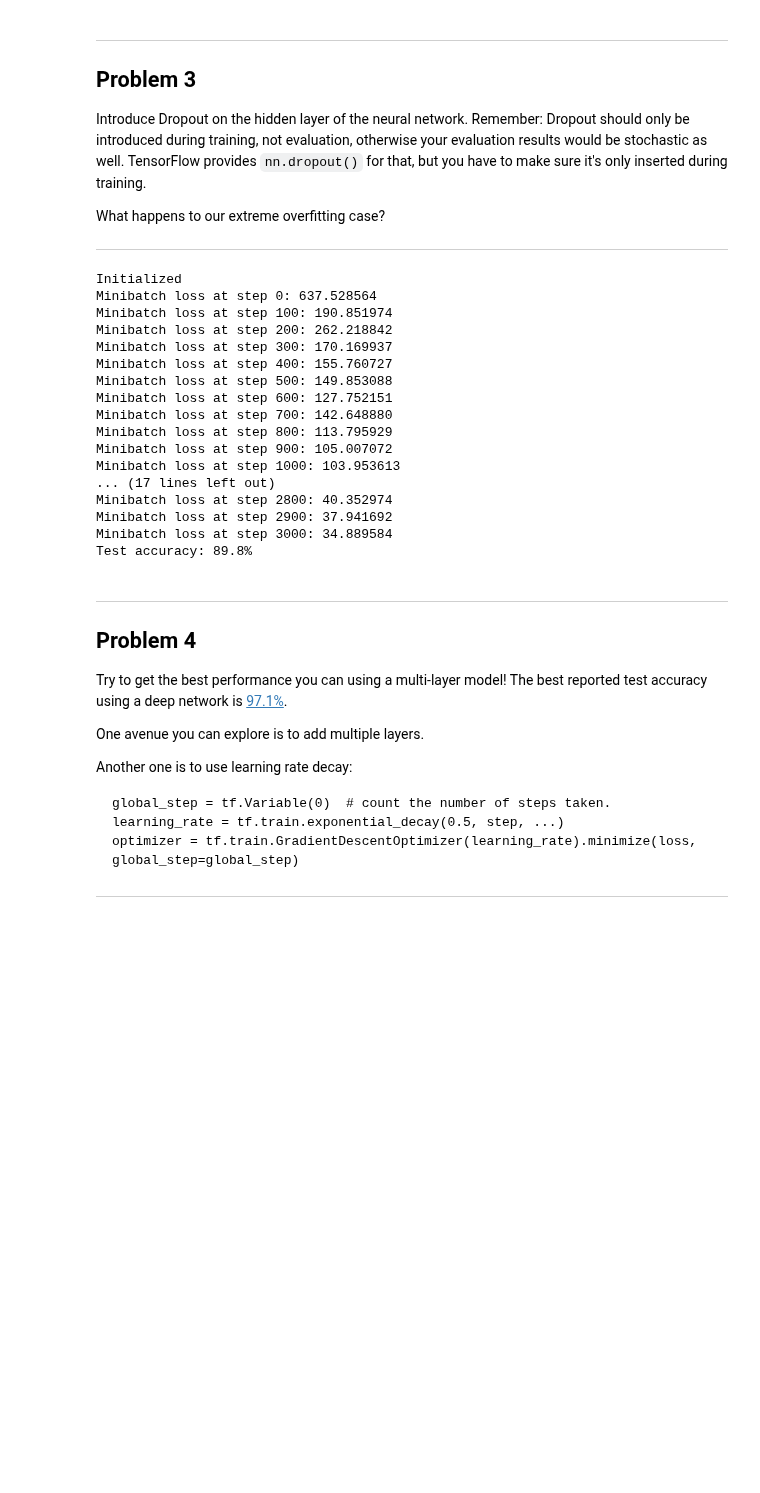
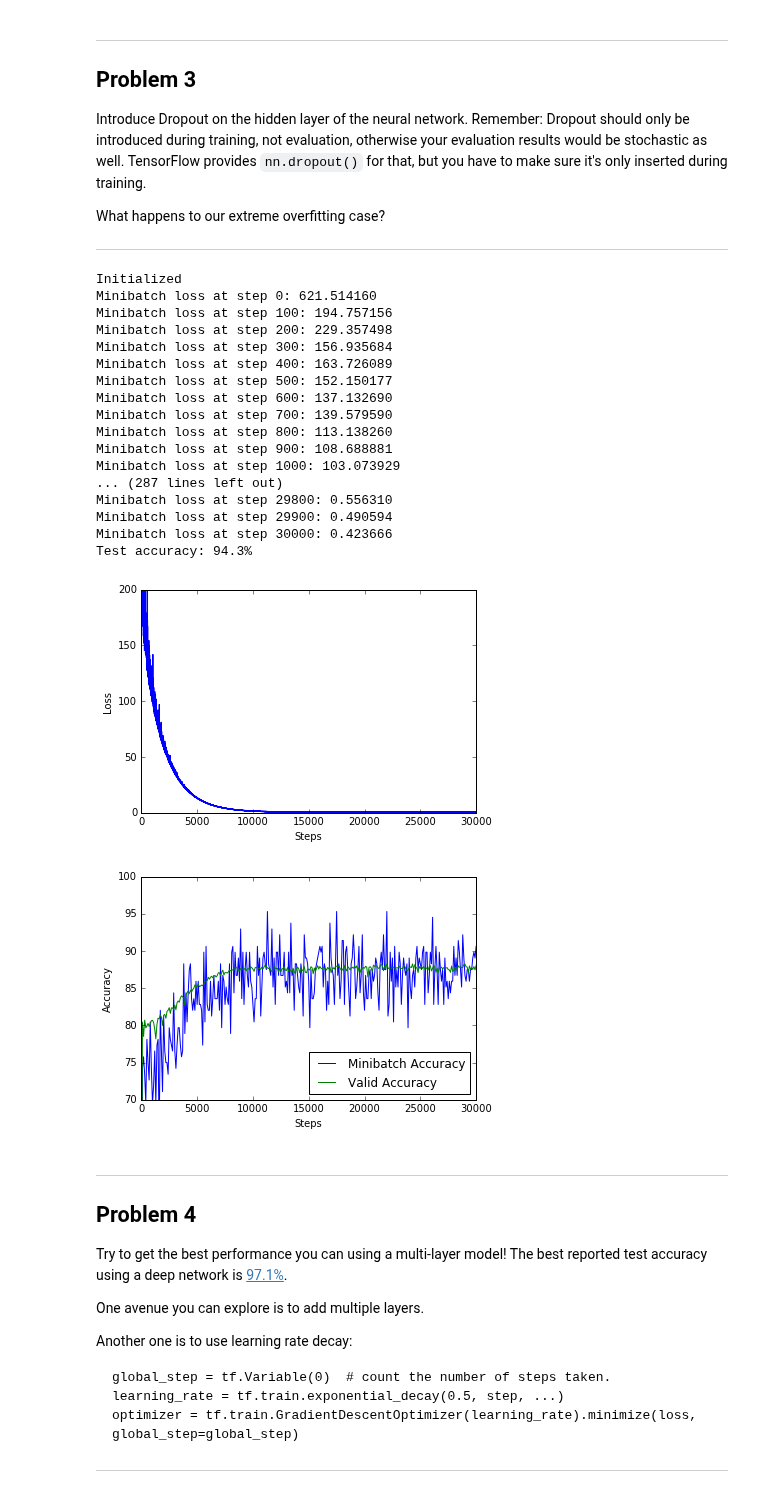
Before and after one commit to 01bui/Deep-Learning-Udacity, a Jupyter notebook: 3_regularization.ipynb, the cells around one changed output. Saved outputs shown, nothing was run; the diff lists cells and outputs as text; code cells hidden in the pictures; blank space fills up the shorter version.

```diff
--- a/3_regularization.ipynb
+++ b/3_regularization.ipynb
@@ -503,7 +539,7 @@ with graph.as_default():
   test_logits = tf.matmul(test_hidden, weights) + biases
   test_prediction = tf.nn.softmax(test_logits)
 # %%
-num_steps = 3001
+num_steps = 30001
 
 with tf.Session(graph=graph) as session:
   tf.initialize_all_variables().run()
@@ -534,37 +570,72 @@ with tf.Session(graph=graph) as session:
   print("Test accuracy: %.1f%%" % accuracy(test_prediction.eval(), test_labels))
 # %% [output]
 Initialized
-Minibatch loss at step 0: 637.528564
-Minibatch loss at step 100: 190.851974
-Minibatch loss at step 200: 262.218842
-Minibatch loss at step 300: 170.169937
-Minibatch loss at step 400: 155.760727
-Minibatch loss at step 500: 149.853088
-Minibatch loss at step 600: 127.752151
-Minibatch loss at step 700: 142.648880
-Minibatch loss at step 800: 113.795929
-Minibatch loss at step 900: 105.007072
-Minibatch loss at step 1000: 103.953613
-... (17 lines left out)
-Minibatch loss at step 2800: 40.352974
-Minibatch loss at step 2900: 37.941692
-Minibatch loss at step 3000: 34.889584
-Test accuracy: 89.8%
+Minibatch loss at step 0: 621.514160
+Minibatch loss at step 100: 194.757156
+Minibatch loss at step 200: 229.357498
+Minibatch loss at step 300: 156.935684
+Minibatch loss at step 400: 163.726089
+Minibatch loss at step 500: 152.150177
+Minibatch loss at step 600: 137.132690
+Minibatch loss at step 700: 139.579590
+Minibatch loss at step 800: 113.138260
+Minibatch loss at step 900: 108.688881
+Minibatch loss at step 1000: 103.073929
+... (287 lines left out)
+Minibatch loss at step 29800: 0.556310
+Minibatch loss at step 29900: 0.490594
+Minibatch loss at step 30000: 0.423666
+Test accuracy: 94.3%
+# %%
+fName = 'Experiment_3.pickle'
+
+try:
+  f = open(fName, 'wb')
+  save = {
+    'lossVec': lossVec,
+    'trainAcc': trainAcc,
+    'validAcc': validAcc,
+    }
+  pickle.dump(save, f, pickle.HIGHEST_PROTOCOL)
+  f.close()
+except Exception as e:
+  print('Unable to save data to', pickle_file, ':', e)
+  raise
+# %%
+pickle_file = 'Experiment_3.pickle'
+
+with open(pickle_file, 'rb') as f:
+  save = pickle.load(f)
+  lossVec = save['lossVec']
+  trainAcc = save['trainAcc']
+  validAcc = save['validAcc']
+  del save  # hint to help gc free up memory
 # %%
+import matplotlib
+%matplotlib inline
 import matplotlib.pyplot as plt
+
 plt.clf()
 plt.plot(lossVec)
 plt.xlabel('Steps')
 plt.ylabel('Loss')
+axes = plt.gca()
+axes.set_ylim([0,200])
 plt.show()
 
 plt.clf()
-plt.plot(xrange(0,3001,100),trainAcc, label= "Minibatch Accuracy")
-plt.plot(xrange(0,3001,100),validAcc, label= "Valid Accuracy")
+plt.plot(xrange(0,30001,100),trainAcc, label= "Minibatch Accuracy")
+plt.plot(xrange(0,30001,100),validAcc, label= "Valid Accuracy")
+axes = plt.gca()
+axes.set_ylim([70,100])
 plt.xlabel('Steps')
 plt.ylabel('Accuracy')
 plt.legend(loc=4)
+plt.savefig('Experiment_3.png')
 plt.show()
+# %% [output]
+[figure, added]
+[figure, added]
 # %% [markdown]
 ---
 Problem 4
```
Also changed, not shown: parts of 12 cells of this notebook.
